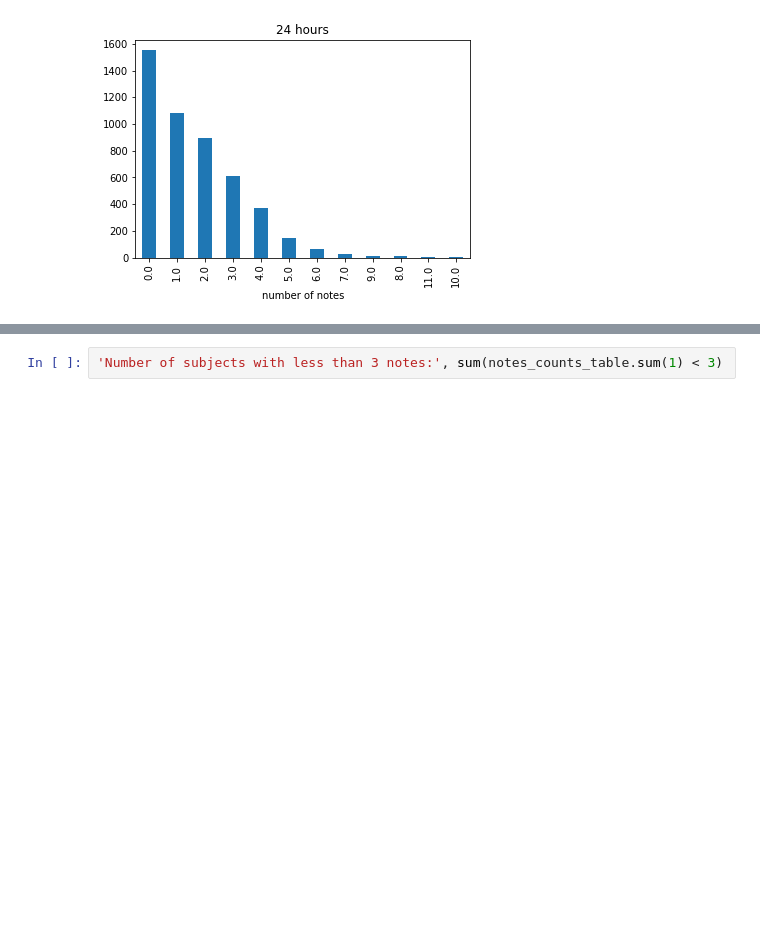
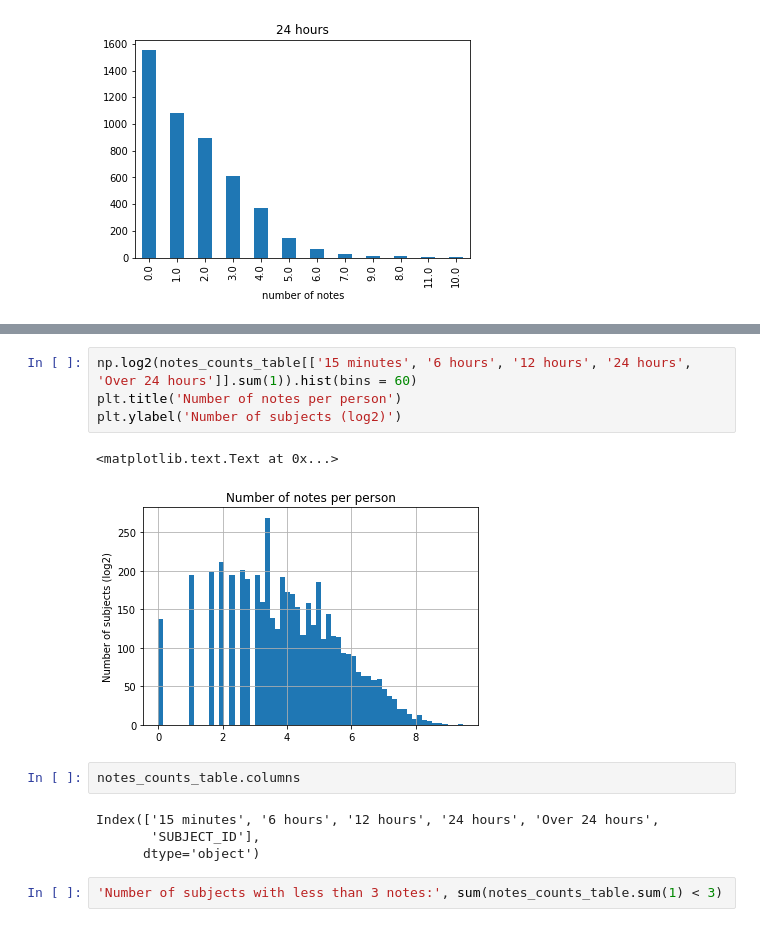
Before and after one commit to xlxulei1005/Project1011_Mortality_Predcition, a Jupyter notebook: Notes_Reorganise_and_Analysis.ipynb, the cells around one changed output, grey strips where cells are left out. Saved outputs shown, nothing was run; the diff lists cells and outputs as text; blank space fills up the shorter version.

```diff
--- a/Notes_Reorganise_and_Analysis.ipynb
+++ b/Notes_Reorganise_and_Analysis.ipynb
@@ -185,3 +193,16 @@ plt.title('Number of notes per person')
+# %%
+np.log2(notes_counts_table[['15 minutes', '6 hours', '12 hours', '24 hours', 'Over 24 hours']].sum(1)).hist(bins = 60)
+plt.title('Number of notes per person')
+plt.ylabel('Number of subjects (log2)')
+# %% [output]
+<matplotlib.text.Text at 0x...>
+[figure, added]
+# %%
+notes_counts_table.columns
+# %% [output]
+Index(['15 minutes', '6 hours', '12 hours', '24 hours', 'Over 24 hours',
+       'SUBJECT_ID'],
+      dtype='object')
 # %%
 'Number of subjects with less than 3 notes:', sum(notes_counts_table.sum(1) < 3)
 # %% [output]
```
Also changed, not shown: parts of 5 cells of this notebook, 1 other file.
